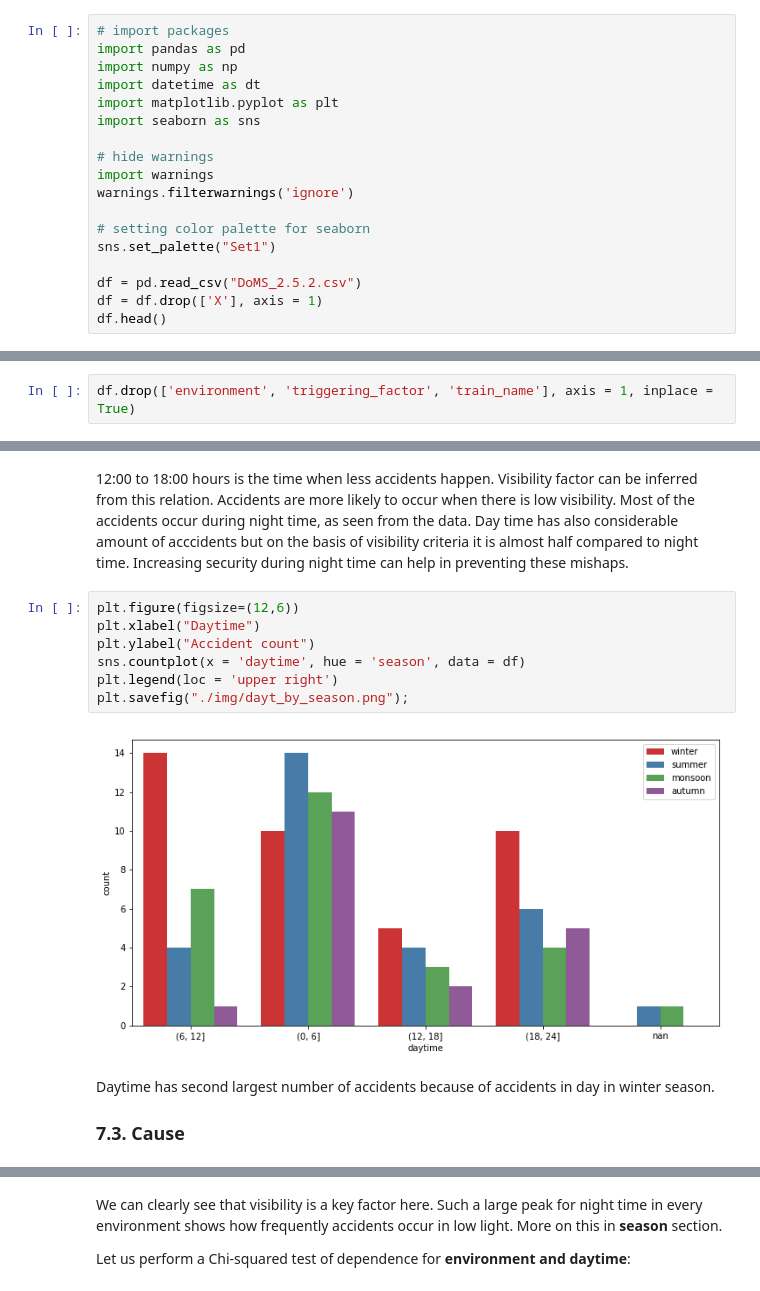
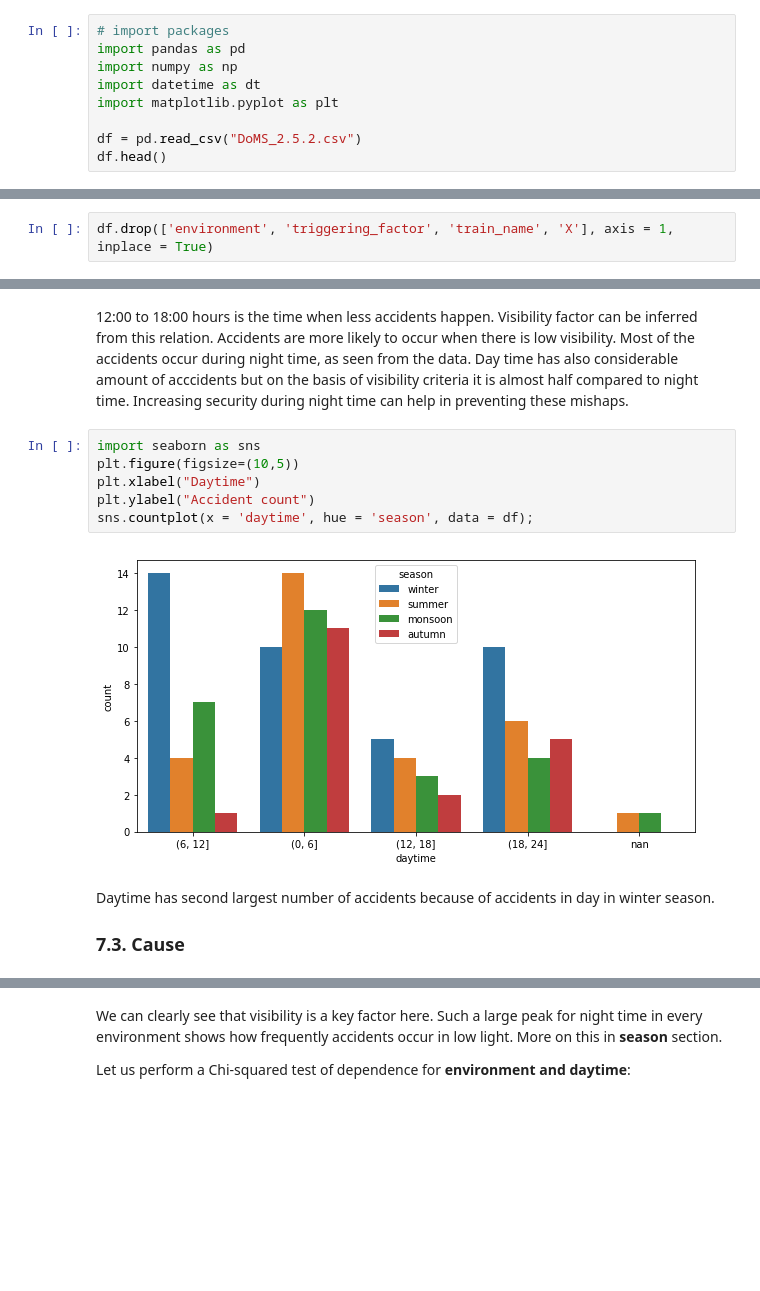
Before and after one commit to sanjeevai/Train_accidents_in_India, a Jupyter notebook: project.ipynb, the cells around one changed output, grey strips where cells are left out. Cells and saved outputs as stored; diff of their text form; blank space fills up the shorter version.

```diff
--- a/project.ipynb
+++ b/project.ipynb
@@ -35,16 +36,7 @@ import pandas as pd
 import numpy as np
 import datetime as dt
 import matplotlib.pyplot as plt
-import seaborn as sns
-
-# hide warnings
-import warnings
-warnings.filterwarnings('ignore')
-
-# setting color palette for seaborn
-sns.set_palette("Set1")
 
 df = pd.read_csv("DoMS_2.5.2.csv")
-df = df.drop(['X'], axis = 1)
 df.head()
 # %% [output]
@@ -286,7 +280,7 @@ This one is also descriptive in nature and `cause` column shows the specific cau
 
 Removing the above mentioned columns:
 # %%
-df.drop(['environment', 'triggering_factor', 'train_name'], axis = 1, inplace = True)
+df.drop(['environment', 'triggering_factor', 'train_name', 'X'], axis = 1, inplace = True)
 # %%
 df.head()
 # %% [output]
@@ -393,17 +374,14 @@ plt.savefig("./img/dayt_6.png");
 # %% [markdown]
 12:00 to 18:00 hours is the time when less accidents happen. Visibility factor can be inferred from this relation. Accidents are more likely to occur when there is low visibility. Most of the accidents occur during night time, as seen from the data. Day time has also considerable amount of acccidents but on the basis of visibility criteria it is almost half compared to night time. Increasing security during night time can help in preventing these mishaps.
 # %%
-plt.figure(figsize=(12,6))
+import seaborn as sns
+plt.figure(figsize=(10,5))
 plt.xlabel("Daytime")
 plt.ylabel("Accident count")
-sns.countplot(x = 'daytime', hue = 'season', data = df)
-plt.legend(loc = 'upper right')
-plt.savefig("./img/dayt_by_season.png");
+sns.countplot(x = 'daytime', hue = 'season', data = df);
 # %% [output]
-[figure, old version]
+[figure, new version]
 # %% [markdown]
 Daytime has second largest number of accidents because of accidents in day in winter season.
-
-<a id='cz'></a>
 ### 7.3. Cause
 # %%
```
Also changed, not shown: parts of 37 cells of this notebook.
